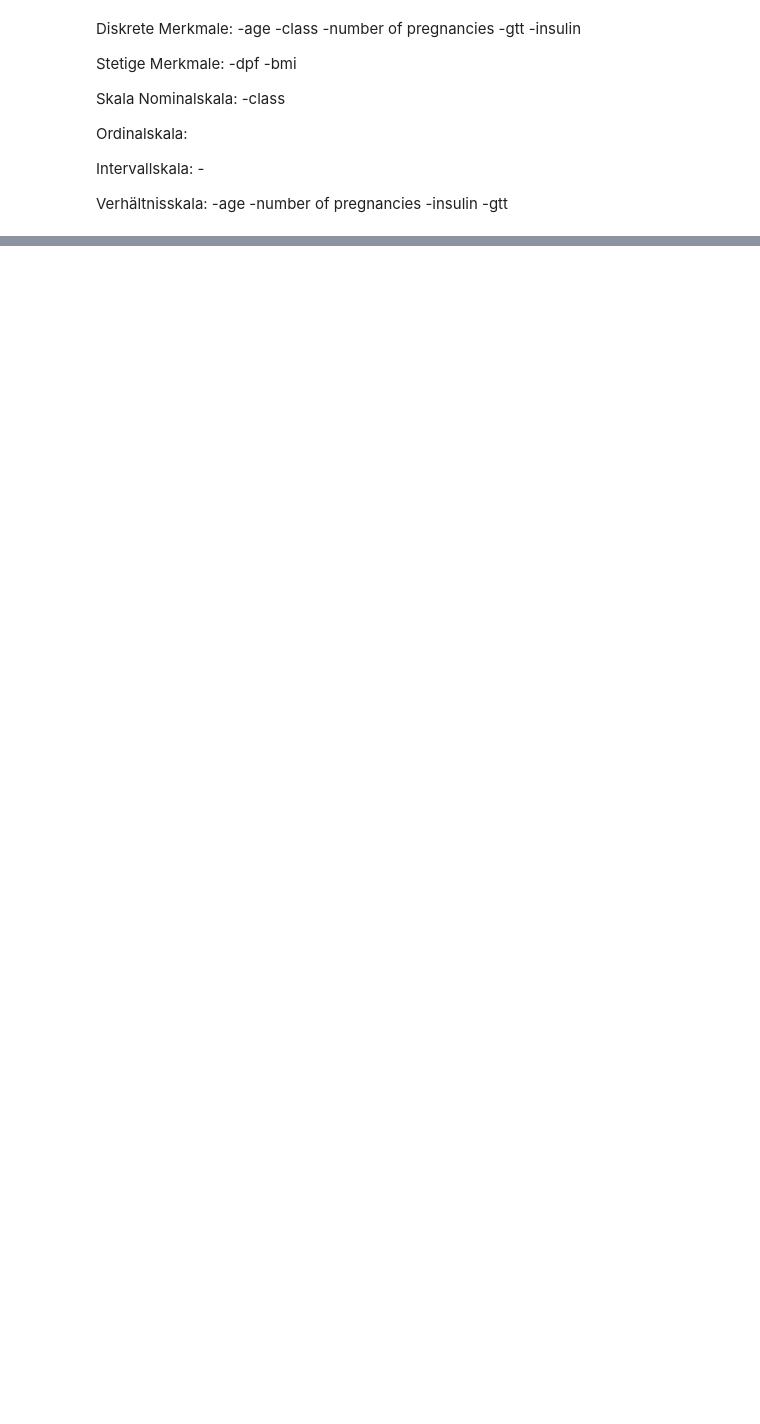
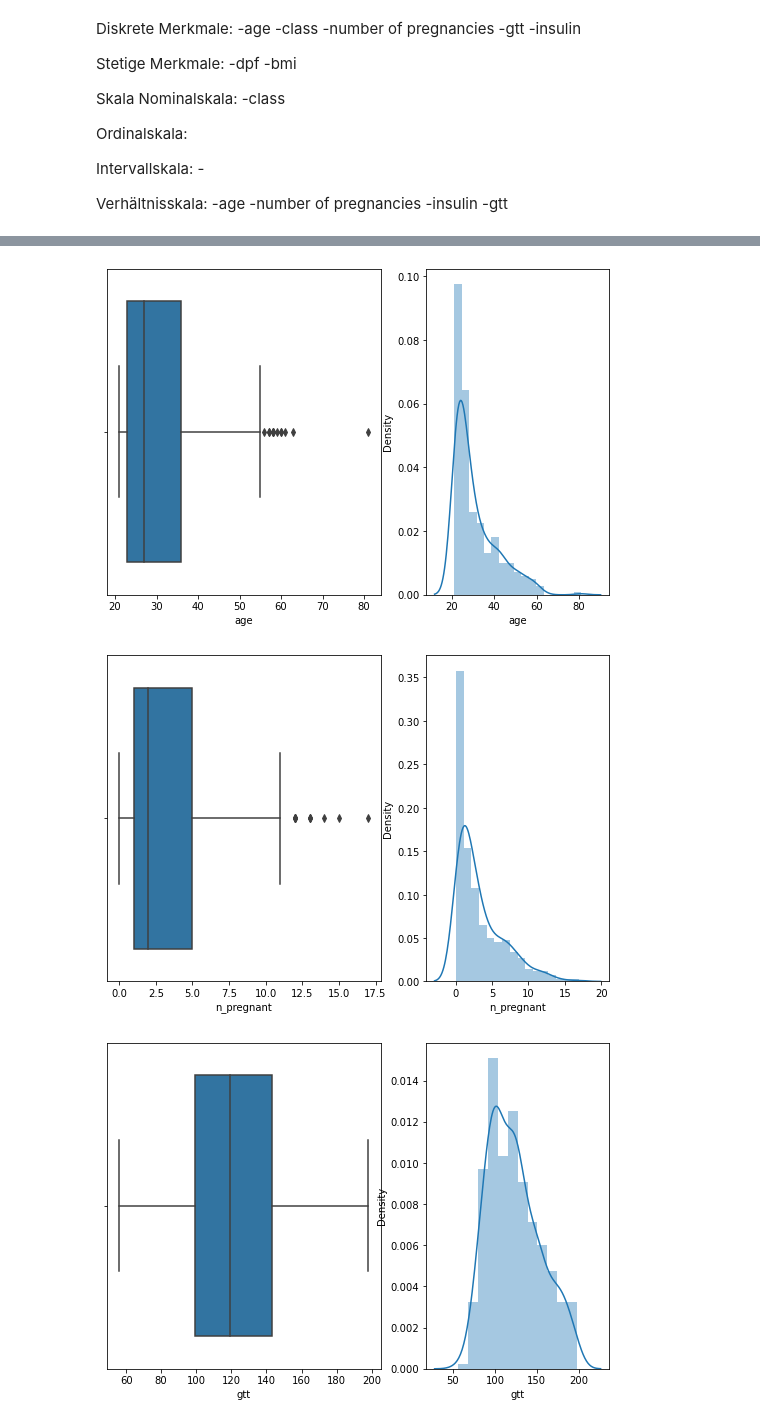
Before and after one commit to janisfroelich/daw, a Jupyter notebook: Diabetes/EDA.ipynb, the cells around one changed output, grey strips where cells are left out. Cells and saved outputs as stored; diff of their text form; code cells hidden in the pictures; blank space fills up the shorter version.

```diff
--- a/Diabetes/EDA.ipynb
+++ b/Diabetes/EDA.ipynb
@@ -201,12 +191,14 @@ box_plot(df, "triceps_skin_fold_thickness")
+# %%
+df_clean = df.copy()
 # %%
-for i in range(len(df)):
-    if df["bmi"][i] == 0:
-        df["bmi"][i] = np.nan
-    if df["gtt"][i] == 0:
-        df["gtt"][i] = np.nan
-    if df["blood_pressure"][i] == 0:
-        df["blood_pressure"][i] = np.nan
-    if df["triceps_skin_fold_thickness"][i] == 0:
-        df["triceps_skin_fold_thickness"][i] = np.nan
-    if df["insulin"][i] == 0:
-        df["insulin"][i] = np.nan
+for i in range(len(df_clean)):
+    if df_clean["bmi"][i] == 0:
+        df_clean["bmi"][i] = np.nan
+    if df_clean["gtt"][i] == 0:
+        df_clean["gtt"][i] = np.nan
+    if df_clean["blood_pressure"][i] == 0:
+        df_clean["blood_pressure"][i] = np.nan
+    if df_clean["triceps_skin_fold_thickness"][i] == 0:
+        df_clean["triceps_skin_fold_thickness"][i] = np.nan
+    if df_clean["insulin"][i] == 0:
+        df_clean["insulin"][i] = np.nan
@@ -230,0 +239,13 @@ See the caveats in the documentation: https://pandas.pydata.org/pandas-docs/stab
+# %%
+overview(df_clean.dropna(), "age")
+overview(df_clean.dropna(), "n_pregnant")
+overview(df_clean.dropna(), "gtt")
+overview(df_clean.dropna(), "insulin")
+overview(df_clean.dropna(), "bmi")
+overview(df_clean.dropna(), "dpf")
+overview(df_clean.dropna(), "blood_pressure")
+overview(df_clean.dropna(), "triceps_skin_fold_thickness")
+# %% [output]
+[figure, added]
+[figure, added]
+[figure, added]
```
Also changed, not shown: parts of 27 cells of this notebook, 2 other files.
